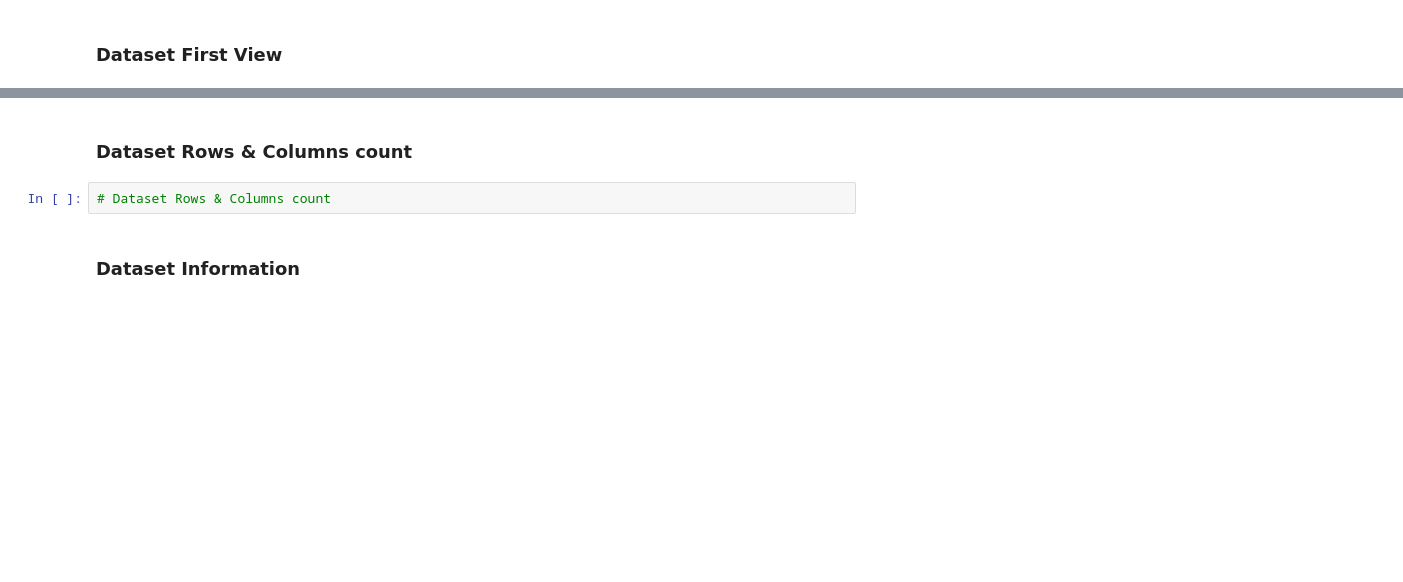
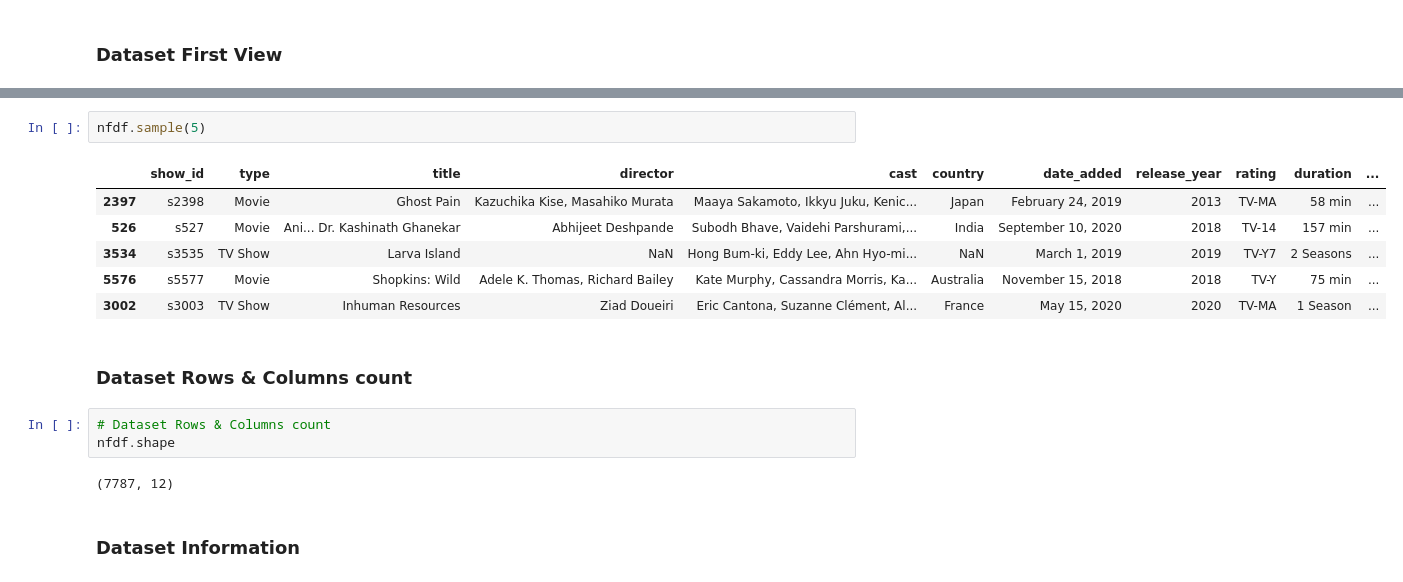
Before and after one commit to KiranKokateGitHub/Netflix-Movies-and-TV-Shows-Clustering_UnsupervisedML, a Jupyter notebook: Kiran_unsupervisedML.ipynb, the cells around one changed output, grey strips where cells are left out. Cells and saved outputs as stored; diff of their text form; blank space fills up the shorter version.

```diff
--- a/Kiran_unsupervisedML.ipynb
+++ b/Kiran_unsupervisedML.ipynb
@@ -89,7 +153,19 @@ M - Multivariate Analysis
+# %%
+nfdf.sample(5)
+# %% [output]
+|  | show_id | type | title | director | cast | country | date_added | release_year | rating | duration | ... |
+| 2397 | s2398 | Movie | Ghost Pain | Kazuchika Kise, Masahiko Murata | Maaya Sakamoto, Ikkyu Juku, Kenic... | Japan | February 24, 2019 | 2013 | TV-MA | 58 min | ... |
+| 526 | s527 | Movie | Ani... Dr. Kashinath Ghanekar | Abhijeet Deshpande | Subodh Bhave, Vaidehi Parshurami,... | India | September 10, 2020 | 2018 | TV-14 | 157 min | ... |
+| 3534 | s3535 | TV Show | Larva Island | NaN | Hong Bum-ki, Eddy Lee, Ahn Hyo-mi... | NaN | March 1, 2019 | 2019 | TV-Y7 | 2 Seasons | ... |
+| 5576 | s5577 | Movie | Shopkins: Wild | Adele K. Thomas, Richard Bailey | Kate Murphy, Cassandra Morris, Ka... | Australia | November 15, 2018 | 2018 | TV-Y | 75 min | ... |
+| 3002 | s3003 | TV Show | Inhuman Resources | Ziad Doueiri | Eric Cantona, Suzanne Clément, Al... | France | May 15, 2020 | 2020 | TV-MA | 1 Season | ... |
 # %% [markdown]
 ### Dataset Rows & Columns count
 # %%
 # Dataset Rows & Columns count
+nfdf.shape
+# %% [output]
+(7787, 12)
 # %% [markdown]
 ### Dataset Information
 # %%
```
Also changed, not shown: parts of 17 cells of this notebook.
